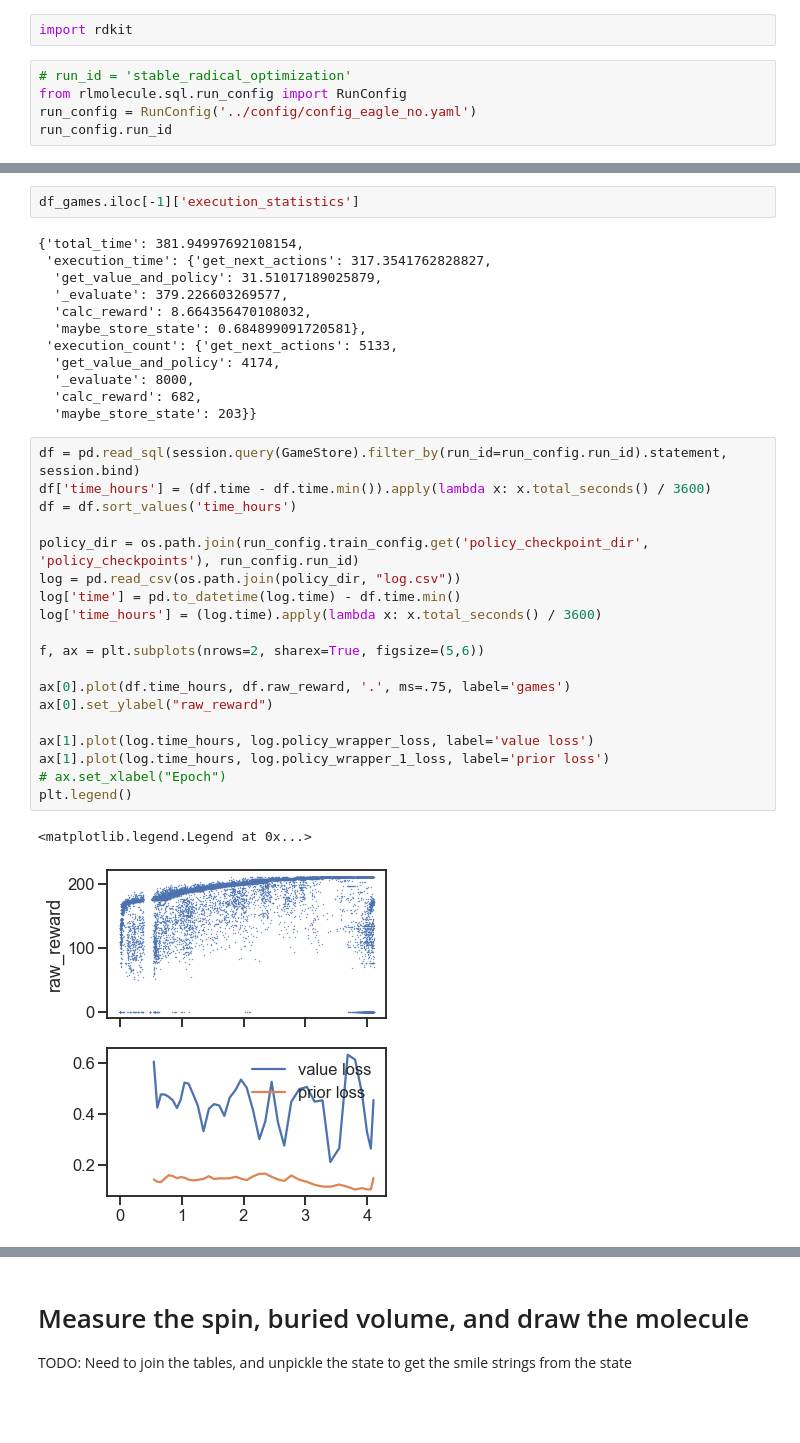
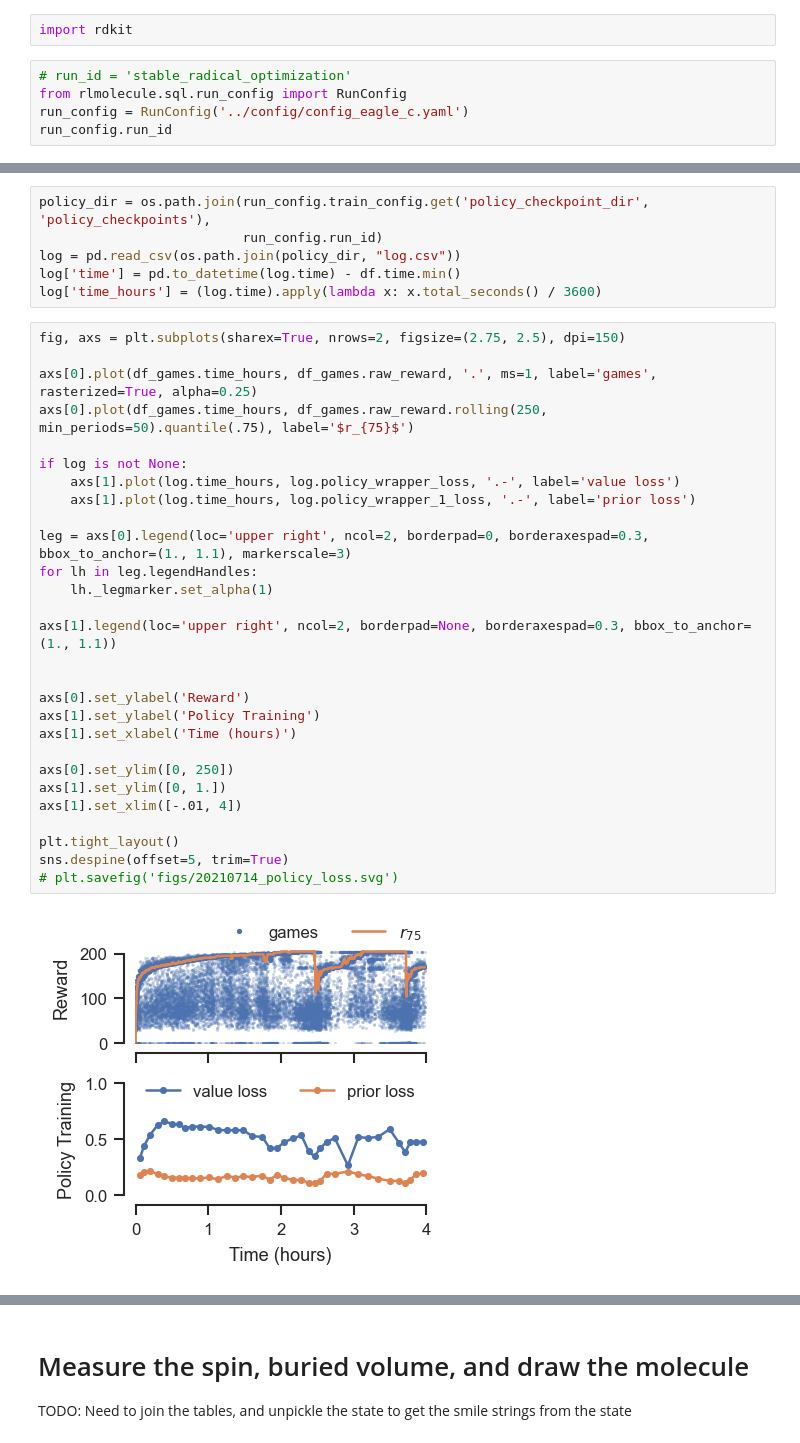
Before and after one commit to NREL/rlmolecule, a Jupyter notebook: examples/stable_radical_optimization/notebooks/monitor_progress.ipynb, the cells around one changed output, grey strips where cells are left out. Drawn from its saved outputs; the diff is of its cells as text; blank space fills up the shorter version.

```diff
--- a/examples/stable_radical_optimization/notebooks/monitor_progress.ipynb
+++ b/examples/stable_radical_optimization/notebooks/monitor_progress.ipynb
@@ -47,6 +32,6 @@ import rdkit
 # %%
 # run_id = 'stable_radical_optimization'
 from rlmolecule.sql.run_config import RunConfig
-run_config = RunConfig('../config/config_eagle_no.yaml')
+run_config = RunConfig('../config/config_eagle_c.yaml')
 run_config.run_id
 # %% [output]
@@ -78,39 +58,39 @@ df_games.shape
-# %%
-df_games.iloc[-1]['execution_statistics']
-# %% [output]
-{'total_time': 381.94997692108154,
- 'execution_time': {'get_next_actions': 317.3541762828827,
-  'get_value_and_policy': 31.51017189025879,
-  '_evaluate': 379.226603269577,
-  'calc_reward': 8.664356470108032,
-  'maybe_store_state': 0.684899091720581},
- 'execution_count': {'get_next_actions': 5133,
-  'get_value_and_policy': 4174,
-  '_evaluate': 8000,
-  'calc_reward': 682,
-  'maybe_store_state': 203}}
 # %%
-df = pd.read_sql(session.query(GameStore).filter_by(run_id=run_config.run_id).statement, session.bind)
-df['time_hours'] = (df.time - df.time.min()).apply(lambda x: x.total_seconds() / 3600)
-df = df.sort_values('time_hours')
-
-policy_dir = os.path.join(run_config.train_config.get('policy_checkpoint_dir', 'policy_checkpoints'), run_config.run_id)
+policy_dir = os.path.join(run_config.train_config.get('policy_checkpoint_dir', 'policy_checkpoints'),
+                          run_config.run_id)
 log = pd.read_csv(os.path.join(policy_dir, "log.csv"))
 log['time'] = pd.to_datetime(log.time) - df.time.min()
 log['time_hours'] = (log.time).apply(lambda x: x.total_seconds() / 3600)
-
-f, ax = plt.subplots(nrows=2, sharex=True, figsize=(5,6))
-
-ax[0].plot(df.time_hours, df.raw_reward, '.', ms=.75, label='games')
-ax[0].set_ylabel("raw_reward")
-
-ax[1].plot(log.time_hours, log.policy_wrapper_loss, label='value loss')
-ax[1].plot(log.time_hours, log.policy_wrapper_1_loss, label='prior loss')
-# ax.set_xlabel("Epoch")
-plt.legend()
-# %% [output]
-<matplotlib.legend.Legend at 0x...>
-[figure, removed]
+# %%
+fig, axs = plt.subplots(sharex=True, nrows=2, figsize=(2.75, 2.5), dpi=150)
+
+axs[0].plot(df_games.time_hours, df_games.raw_reward, '.', ms=1, label='games', rasterized=True, alpha=0.25)
+axs[0].plot(df_games.time_hours, df_games.raw_reward.rolling(250, min_periods=50).quantile(.75), label='$r_{75}$')
+
+if log is not None:
+    axs[1].plot(log.time_hours, log.policy_wrapper_loss, '.-', label='value loss')
+    axs[1].plot(log.time_hours, log.policy_wrapper_1_loss, '.-', label='prior loss')
+
+leg = axs[0].legend(loc='upper right', ncol=2, borderpad=0, borderaxespad=0.3, bbox_to_anchor=(1., 1.1), markerscale=3)
+for lh in leg.legendHandles:
+    lh._legmarker.set_alpha(1)
+
+axs[1].legend(loc='upper right', ncol=2, borderpad=None, borderaxespad=0.3, bbox_to_anchor=(1., 1.1))
+
+
+axs[0].set_ylabel('Reward')
+axs[1].set_ylabel('Policy Training')
+axs[1].set_xlabel('Time (hours)')
+
+axs[0].set_ylim([0, 250])
+axs[1].set_ylim([0, 1.])
+axs[1].set_xlim([-.01, 4])
+
+plt.tight_layout()
+sns.despine(offset=5, trim=True)
+# plt.savefig('figs/20210714_policy_loss.svg')
+# %% [output]
+[figure, added]
 # %%
 time = pd.json_normalize(df.execution_statistics.values.tolist())
 time_sum = time.sum()
```
Also changed, not shown: parts of 38 cells of this notebook, 33 other files.
